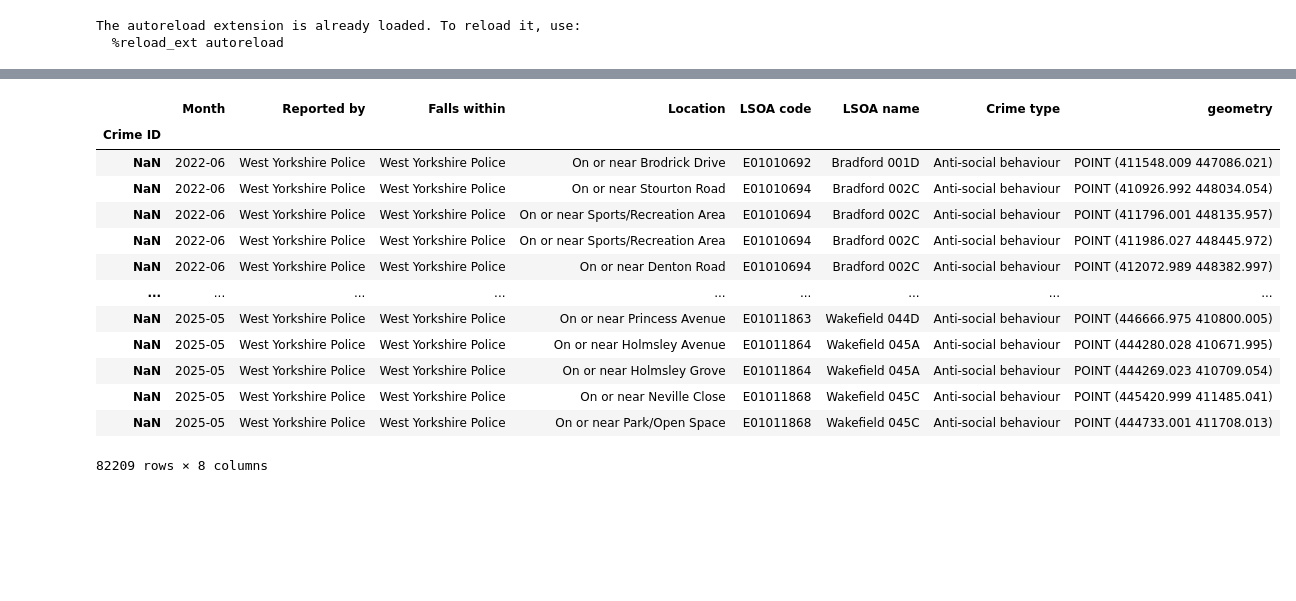
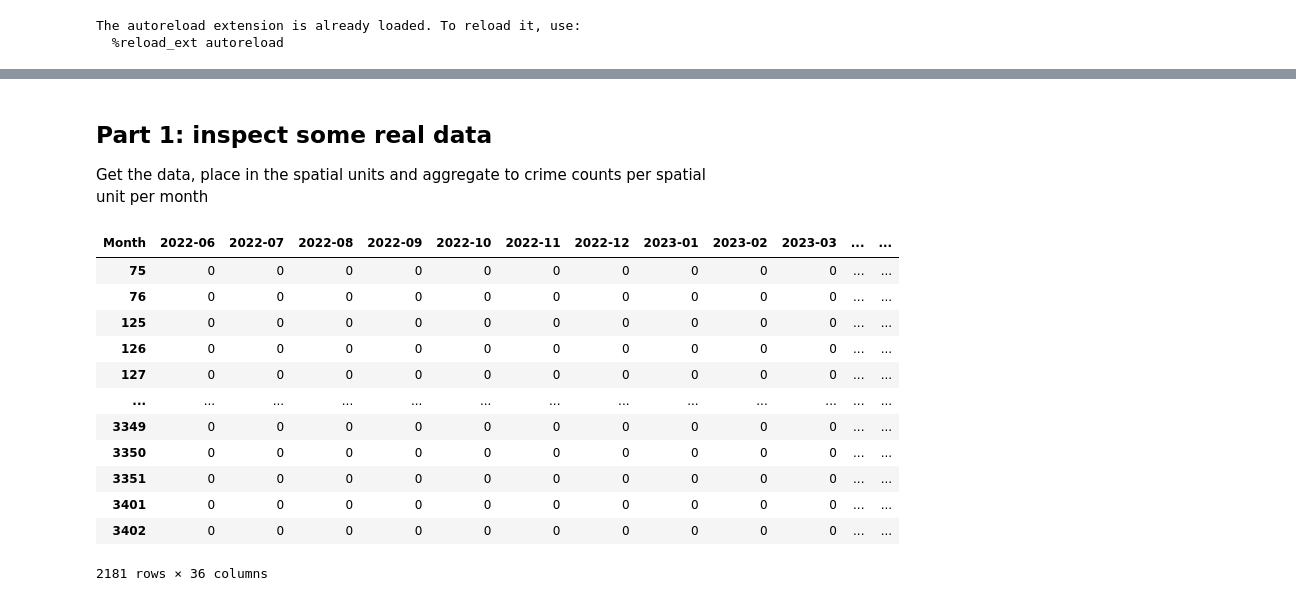
Before and after one commit to safer-streets/safer-streets-core, a Jupyter notebook: gini.ipynb, the cells around one changed output, grey strips where cells are left out. Drawn from its saved outputs; the diff is of its cells as text; code cells hidden in the pictures; blank space fills up the shorter version.

```diff
--- a/gini.ipynb
+++ b/gini.ipynb
@@ -24,35 +28,51 @@ from utils import CATEGORIES, extract_crime_data, lorenz_curve
 # %%
 FORCE = "West Yorkshire"
 CATEGORY = CATEGORIES[1]  # ASB
-AREA: SpatialUnit = "HEX"
+AREA: SpatialUnit = "GRID"
 AREA_PARAMETERS = defaultdict(
     dict,
     {
         "LSOA": {"resolution": "GC"},
-        "GRID": {"size": 800.0},
-        "HEX": {"size": 496.0},
+        "GRID": {"size": 1000.0},
+        "HEX": {"size": 124.0},
         "H3": {"resolution": 8},
     },
 )
-AREA_THRESHOLDS = [0.5, 0.25, 0.1]
+LATEST_DATE = Month(2025, 5)
+MONTHS = 36
+# %% [markdown]
+## Part 1: inspect some real data
+
+Get the data, place in the spatial units and aggregate to crime counts per spatial unit per month
 # %%
 force_boundary = get_force_boundary(FORCE)
-raw_crime_data = extract_crime_data(FORCE, filters={"Crime type": CATEGORY})
+raw_crime_data = load_crime_data(
+    FORCE, monthgen(LATEST_DATE, end=LATEST_DATE - MONTHS, backwards=True), filters={"Crime type": CATEGORY}
+)
 # remove any points outside boundary
 raw_crime_data = raw_crime_data[raw_crime_data.geometry.intersects(force_boundary.geometry.union_all())]
-raw_crime_data
+crime_data, features = map_to_spatial_unit(raw_crime_data, force_boundary, AREA, **AREA_PARAMETERS[AREA])
+
+count_data = (
+    crime_data.groupby(["Month", "spatial_unit"])["Crime type"]
+    .count()
+    .unstack(level="Month", fill_value=0)
+    .reindex(features.index, fill_value=0)
+)
+assert len(count_data) == len(features)
+
+count_data
 # %% [output]
-|  | Month | Reported by | Falls within | Location | LSOA code | LSOA name | Crime type | geometry |
-| Crime ID |  |  |  |  |  |  |  |  |
-| NaN | 2022-06 | West Yorkshire Police | West Yorkshire Police | On or near Brodrick Drive | E01010692 | Bradford 001D | Anti-social behaviour | POINT (411548.009 447086.021) |
-| NaN | 2022-06 | West Yorkshire Police | West Yorkshire Police | On or near Stourton Road | E01010694 | Bradford 002C | Anti-social behaviour | POINT (410926.992 448034.054) |
-| NaN | 2022-06 | West Yorkshire Police | West Yorkshire Police | On or near Sports/Recreation Area | E01010694 | Bradford 002C | Anti-social behaviour | POINT (411796.001 448135.957) |
-| NaN | 2022-06 | West Yorkshire Police | West Yorkshire Police | On or near Sports/Recreation Area | E01010694 | Bradford 002C | Anti-social behaviour | POINT (411986.027 448445.972) |
-| NaN | 2022-06 | West Yorkshire Police | West Yorkshire Police | On or near Denton Road | E01010694 | Bradford 002C | Anti-social behaviour | POINT (412072.989 448382.997) |
-| ... | ... | ... | ... | ... | ... | ... | ... | ... |
-| NaN | 2025-05 | West Yorkshire Police | West Yorkshire Police | On or near Princess Avenue | E01011863 | Wakefield 044D | Anti-social behaviour | POINT (446666.975 410800.005) |
-| NaN | 2025-05 | West Yorkshire Police | West Yorkshire Police | On or near Holmsley Avenue | E01011864 | Wakefield 045A | Anti-social behaviour | POINT (444280.028 410671.995) |
-| NaN | 2025-05 | West Yorkshire Police | West Yorkshire Police | On or near Holmsley Grove | E01011864 | Wakefield 045A | Anti-social behaviour | POINT (444269.023 410709.054) |
-| NaN | 2025-05 | West Yorkshire Police | West Yorkshire Police | On or near Neville Close | E01011868 | Wakefield 045C | Anti-social behaviour | POINT (445420.999 411485.041) |
-| NaN | 2025-05 | West Yorkshire Police | West Yorkshire Police | On or near Park/Open Space | E01011868 | Wakefield 045C | Anti-social behaviour | POINT (444733.001 411708.013) |
+| Month | 2022-06 | 2022-07 | 2022-08 | 2022-09 | 2022-10 | 2022-11 | 2022-12 | 2023-01 | 2023-02 | 2023-03 | ... | ... |
+| 75 | 0 | 0 | 0 | 0 | 0 | 0 | 0 | 0 | 0 | 0 | ... | ... |
+| 76 | 0 | 0 | 0 | 0 | 0 | 0 | 0 | 0 | 0 | 0 | ... | ... |
+| 125 | 0 | 0 | 0 | 0 | 0 | 0 | 0 | 0 | 0 | 0 | ... | ... |
+| 126 | 0 | 0 | 0 | 0 | 0 | 0 | 0 | 0 | 0 | 0 | ... | ... |
+| 127 | 0 | 0 | 0 | 0 | 0 | 0 | 0 | 0 | 0 | 0 | ... | ... |
+| ... | ... | ... | ... | ... | ... | ... | ... | ... | ... | ... | ... | ... |
+| 3349 | 0 | 0 | 0 | 0 | 0 | 0 | 0 | 0 | 0 | 0 | ... | ... |
+| 3350 | 0 | 0 | 0 | 0 | 0 | 0 | 0 | 0 | 0 | 0 | ... | ... |
+| 3351 | 0 | 0 | 0 | 0 | 0 | 0 | 0 | 0 | 0 | 0 | ... | ... |
+| 3401 | 0 | 0 | 0 | 0 | 0 | 0 | 0 | 0 | 0 | 0 | ... | ... |
+| 3402 | 0 | 0 | 0 | 0 | 0 | 0 | 0 | 0 | 0 | 0 | ... | ... |
-82209 rows × 8 columns
+2181 rows × 36 columns
```
Also changed, not shown: parts of 21 cells of this notebook, 3 other files.
